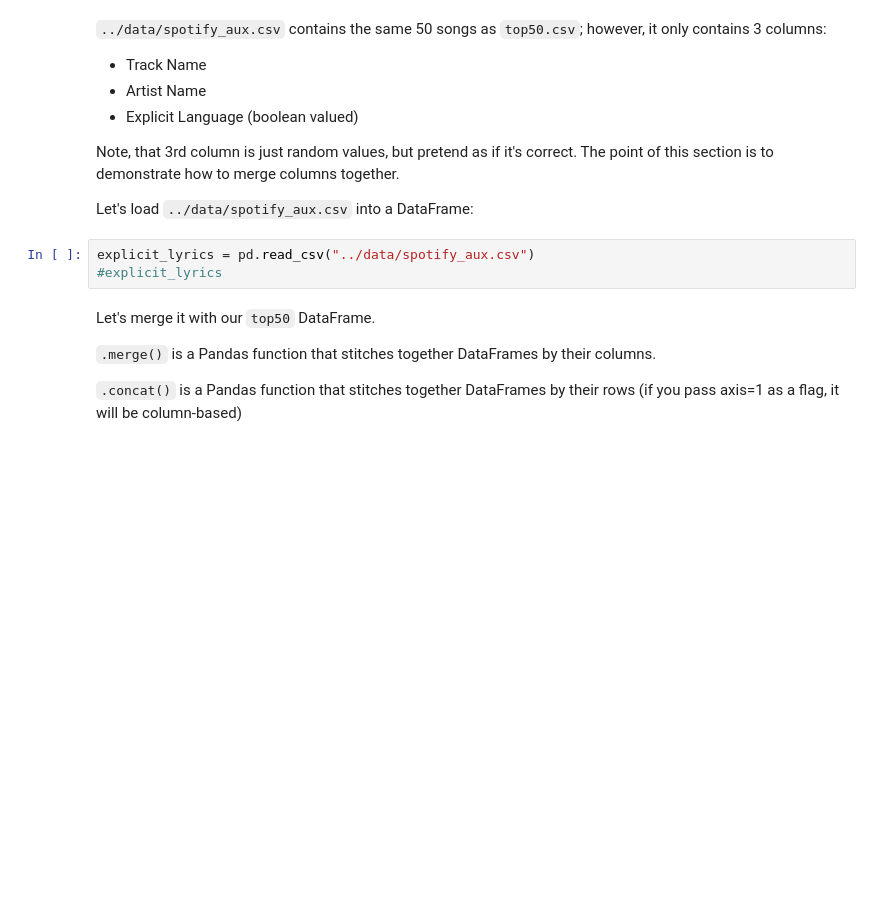
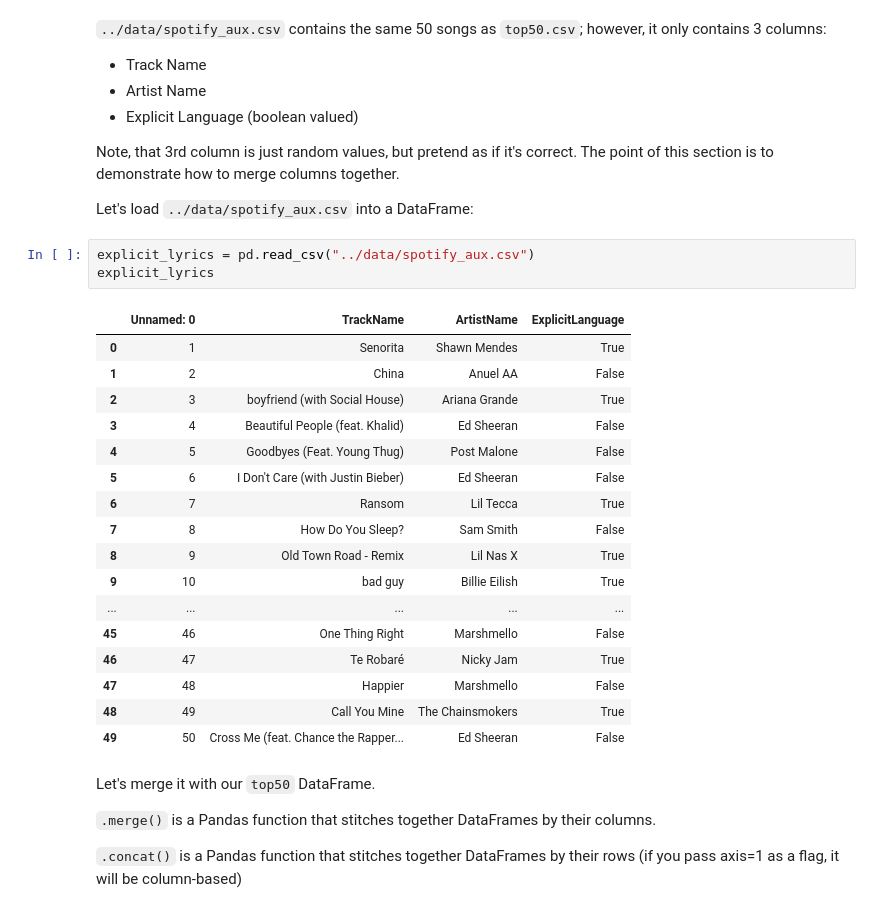
Before and after one commit to tth63425/2019-CS109A, a Jupyter notebook: content/lectures/lecture3/presentation/Lecture3_Notebook.ipynb, the cells around one changed output. Cells and saved outputs as stored; diff of their text form; blank space fills up the shorter version.

```diff
--- a/content/lectures/lecture3/presentation/Lecture3_Notebook.ipynb
+++ b/content/lectures/lecture3/presentation/Lecture3_Notebook.ipynb
@@ -327,7 +350,25 @@ Note, that 3rd column is just random values, but pretend as if it's correct. The
 Let's load ``../data/spotify_aux.csv`` into a DataFrame:
 # %%
 explicit_lyrics = pd.read_csv("../data/spotify_aux.csv")
-#explicit_lyrics
+explicit_lyrics
+# %% [output]
+|  | Unnamed: 0 | TrackName | ArtistName | ExplicitLanguage |
+| 0 | 1 | Senorita | Shawn Mendes | True |
+| 1 | 2 | China | Anuel AA | False |
+| 2 | 3 | boyfriend (with Social House) | Ariana Grande | True |
+| 3 | 4 | Beautiful People (feat. Khalid) | Ed Sheeran | False |
+| 4 | 5 | Goodbyes (Feat. Young Thug) | Post Malone | False |
+| 5 | 6 | I Don't Care (with Justin Bieber) | Ed Sheeran | False |
+| 6 | 7 | Ransom | Lil Tecca | True |
+| 7 | 8 | How Do You Sleep? | Sam Smith | False |
+| 8 | 9 | Old Town Road - Remix | Lil Nas X | True |
+| 9 | 10 | bad guy | Billie Eilish | True |
+| ... | ... | ... | ... | ... |
+| 45 | 46 | One Thing Right | Marshmello | False |
+| 46 | 47 | Te Robaré | Nicky Jam | True |
+| 47 | 48 | Happier | Marshmello | False |
+| 48 | 49 | Call You Mine | The Chainsmokers | True |
+| 49 | 50 | Cross Me (feat. Chance the Rapper... | Ed Sheeran | False |
 # %% [markdown]
 Let's merge it with our ``top50`` DataFrame.
 
```
Also changed, not shown: parts of 3 cells of this notebook, 17 other files.
